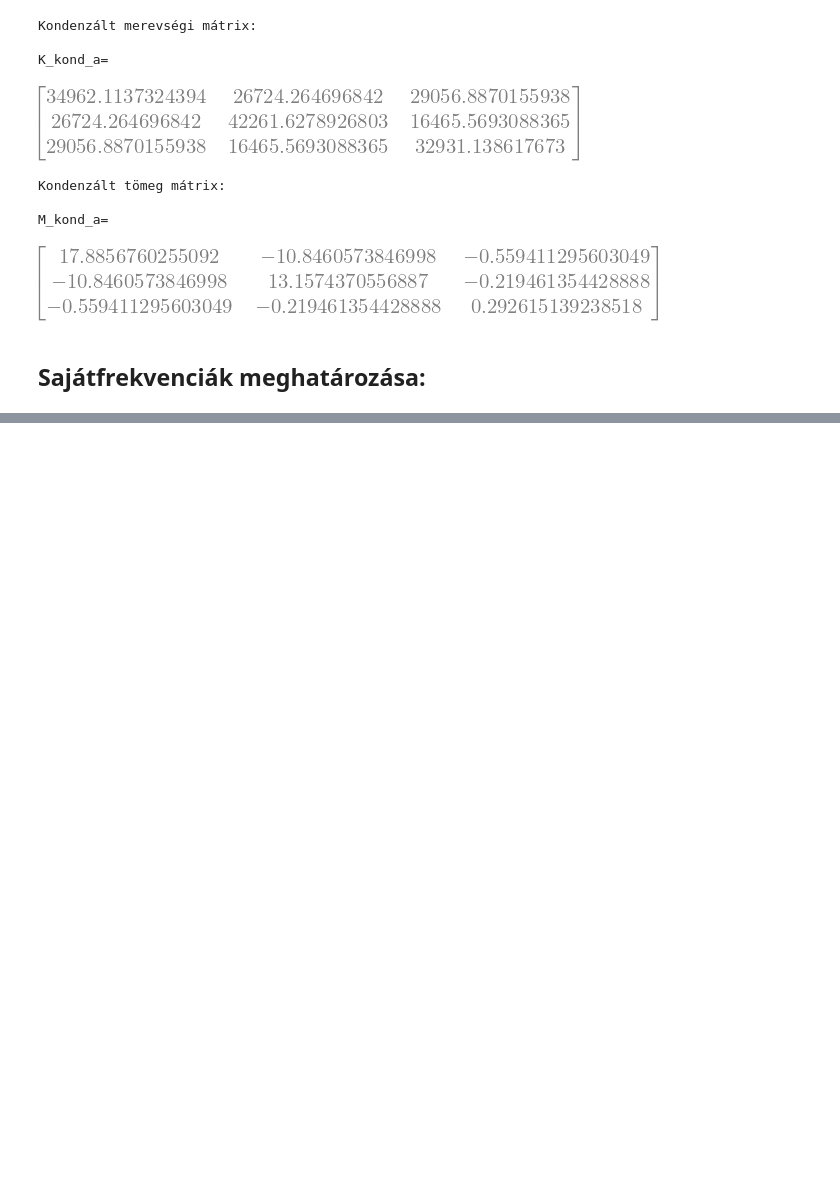
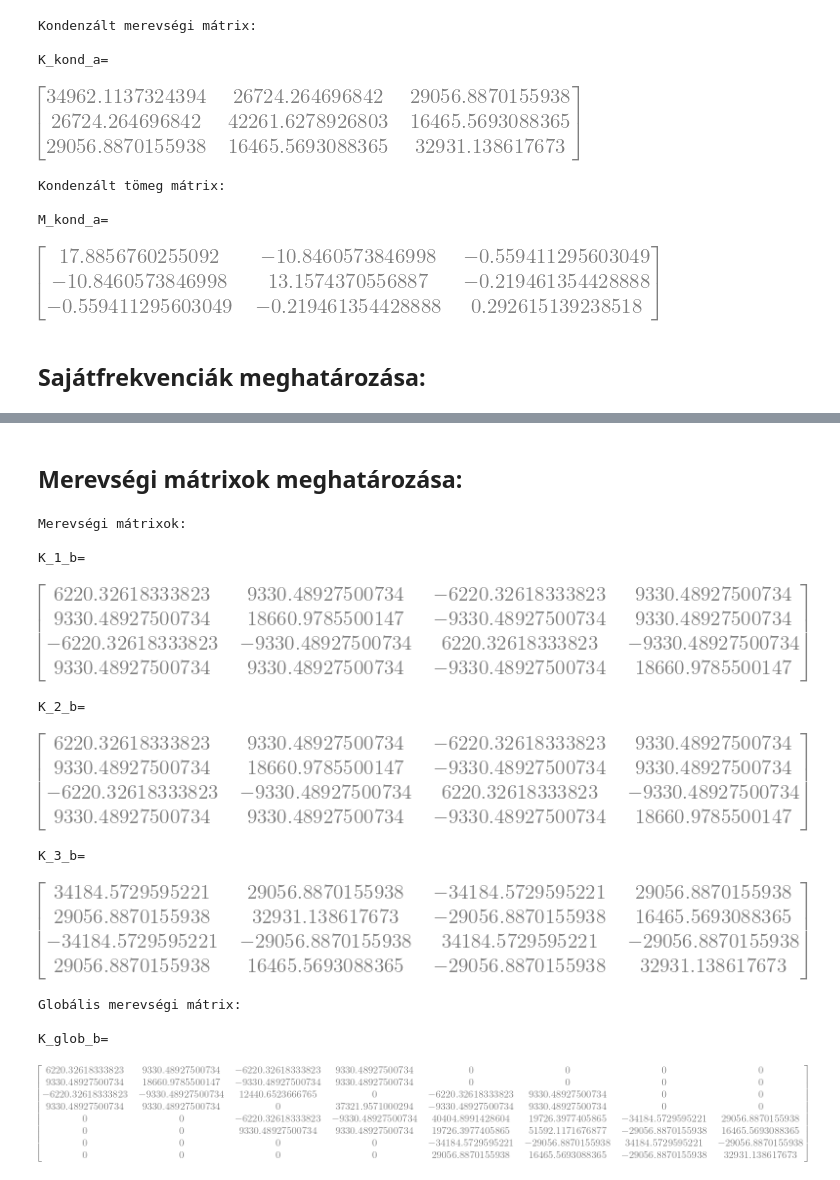
Before and after one commit to near731/VEM_HF2_Python, a Jupyter notebook: vem_hf2.ipynb, the cells around one changed output, grey strips where cells are left out. Saved outputs shown, nothing was run; the diff lists cells and outputs as text; code cells hidden in the pictures; blank space fills up the shorter version.

```diff
--- a/vem_hf2.ipynb
+++ b/vem_hf2.ipynb
@@ -336,0 +341,17 @@ f_3_a 69.5066430130682 [Hz]
+# %%
+#3.feladat
+
+print("3.feladat:")
+
+#Rudak hosszai
+
+print("\nRudak hosszai:")
+
+L_1_b=b/2
+print("\nL_1=",L_1_b,"[m]")
+
+L_2_b=b/2
+print("L_2=",L_2_b,"[m]")
+
+L_3_b=a
+print("L_3=",L_3_b,"[m]")
@@ -336,0 +366,50 @@ f_3_a 69.5066430130682 [Hz]
+# %% [markdown]
+## Merevségi mátrixok meghatározása:
+# %%
+#Merevségi mátrixok
+
+print("\nMerevségi mátrixok:")
+
+#Elemenként
+
+K_1_b=K_matrix(L_1_b)
+print("\nK_1_b=")
+display(K_1_b)
+
+K_2_b=K_matrix(L_2_b)
+print("\nK_2_b=")
+display(K_2_b)
+
+K_3_b=K_matrix(L_3_b)
+print("\nK_3_b=")
+display(K_3_b)
+
+#Globális merevségi mátrix
+
+print("\nGlobális merevségi mátrix:")
+
+#Elem-csomopont osszerendeles
+
+ecs_b = sp.Matrix([[1,2],[2,3],[3,4]])
+
+eDOF1_b = [2*ecs_b[0,0]-1, 2*ecs_b[0,0], 2*ecs_b[0,1]-1, 2*ecs_b[0,1]]
+eDOF2_b = [2*ecs_b[1,0]-1, 2*ecs_b[1,0], 2*ecs_b[1,1]-1, 2*ecs_b[1,1]]
+eDOF3_b = [2*ecs_b[2,0]-1, 2*ecs_b[2,0], 2*ecs_b[2,1]-1, 2*ecs_b[2,1]]
+
+K_glob_b = sp.Matrix(ExtMatrix(K_1_b, eDOF1_b, 8) + ExtMatrix(K_2_b, eDOF2_b, 8)+ ExtMatrix(K_3_b, eDOF3_b, 8))
+
+print("\nK_glob_b=")
+display(K_glob_b)
+# %% [output]
+Merevségi mátrixok:
+
+K_1_b=
+[figure, added]
+K_2_b=
+[figure, added]
+K_3_b=
+[figure, added]
+Globális merevségi mátrix:
+
+K_glob_b=
+[figure, added]
```
Also changed, not shown: parts of 11 cells of this notebook.
